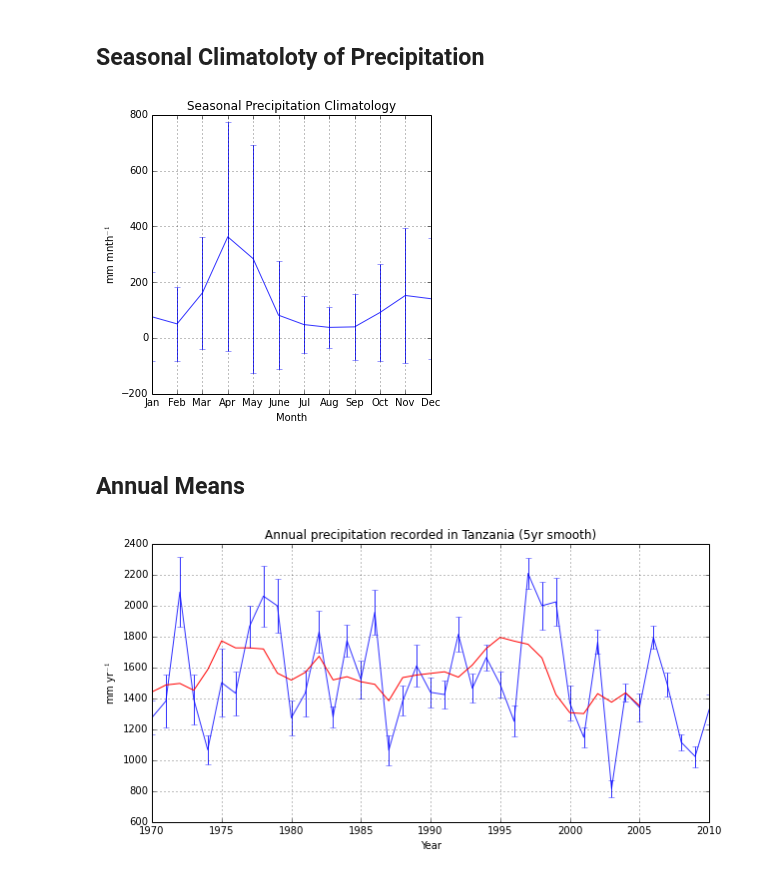
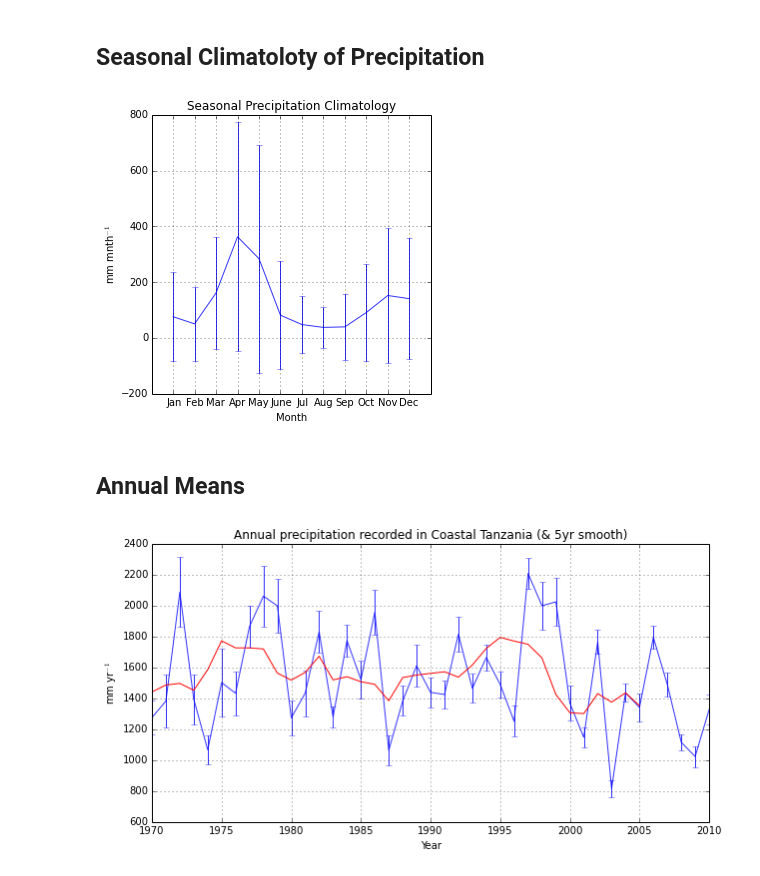
Before and after one commit to benlaken/Nbks, a Jupyter notebook: Precipitation_Tanzania.ipynb, the cells around one changed output. Saved outputs shown, nothing was run; the diff lists cells and outputs as text; code cells hidden in the pictures.

```diff
--- a/Precipitation_Tanzania.ipynb
+++ b/Precipitation_Tanzania.ipynb
@@ -163,22 +164,22 @@ sclimo_err = [np.sqrt(np.sum(tnz_dat.SEM[tnz_dat.index.month == (mnth+1)] *
 # %%
 mnths= ['Jan','Feb','Mar','Apr','May','June','Jul','Aug','Sep','Oct','Nov','Dec']
 mrange = arange(12)
 
 my_sclimo = plt.figure()
 my_sclimo.set_size_inches(5,5)        # Specify the output size
 ax1 = my_sclimo.add_subplot(111)
 
 ax1.errorbar(mrange,sclimo,xerr=None,yerr=sclimo_err,c='b',alpha=0.8)
 #ax1.plot(sclimo,'r-')
 plt.ylabel(r'mm mnth$^{-1}$')
 plt.xlabel('Month')
-plt.xlim(0,11)
+plt.xlim(-1,12)
 plt.xticks(arange(12),mnths)
 plt.title(r'Seasonal Precipitation Climatology')
 plt.grid(True)
 plt.show(my_sclimo)
 # %% [output]
-[figure, old version]
+[figure, new version]
 # %% [markdown]
 ## Annual Means
 # %%
@@ -208,8 +209,8 @@ plt.ylabel(r'mm yr$^{-1}$')
 plt.xlabel('Year')
 #plt.xlim(0,11)
 #plt.xticks(arange(12),mnths)
-plt.title(r'Annual precipitation recorded in Tanzania (5yr smooth)')
+plt.title(r'Annual precipitation recorded in Coastal Tanzania (& 5yr smooth)')
 plt.grid(True)
 plt.show(my_sclimo)
 # %% [output]
-[figure, old version]
+[figure, new version]
```
Also changed, not shown: parts of 6 cells of this notebook.
